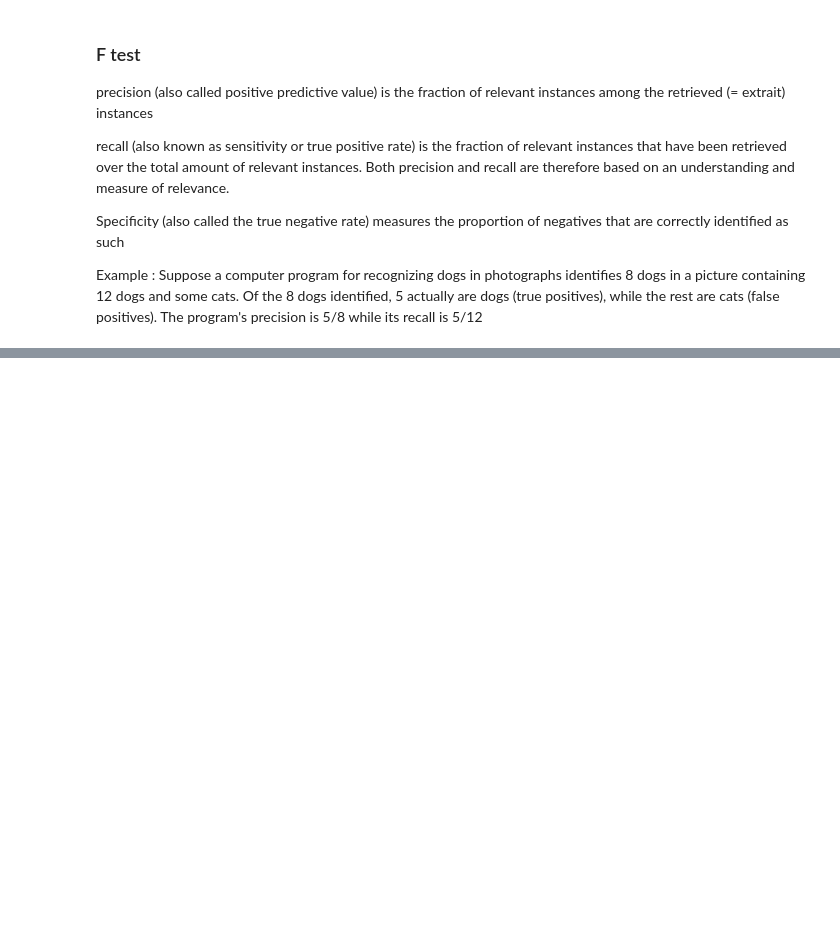
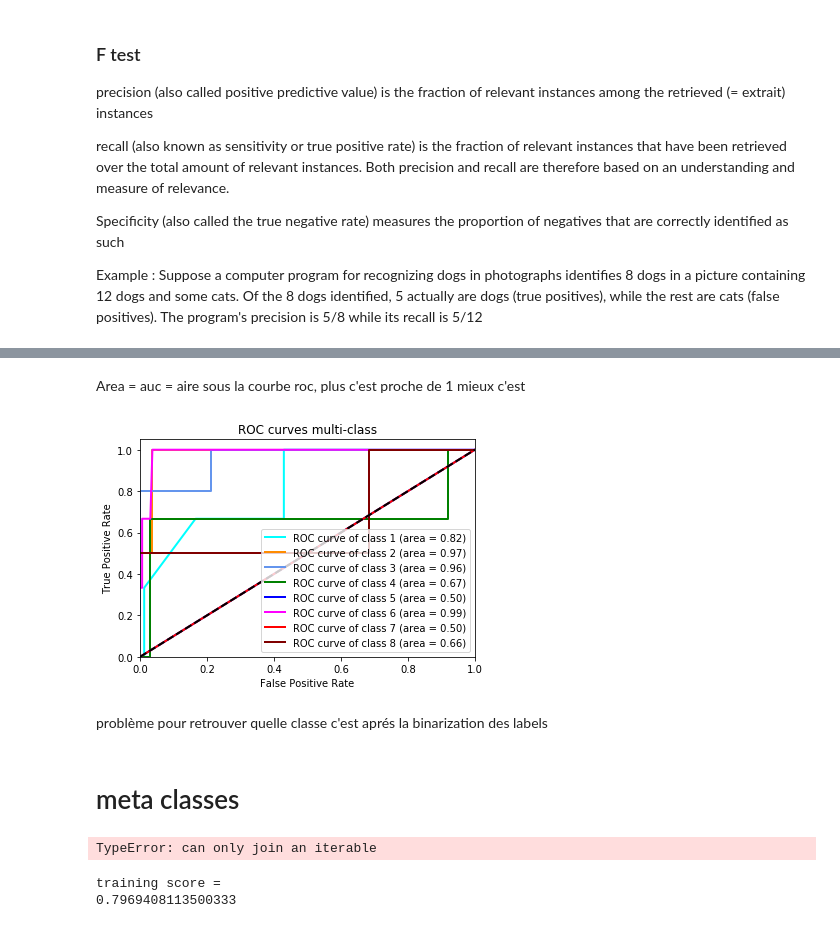
Before and after one commit to emmaboucheron/chatbot, a Jupyter notebook: Prediction.ipynb, the cells around one changed output, grey strips where cells are left out. Drawn from its saved outputs; the diff is of its cells as text; code cells hidden in the pictures; blank space fills up the shorter version.

```diff
--- a/Prediction.ipynb
+++ b/Prediction.ipynb
@@ -334,0 +395,25 @@ np.shape(Yv)
+# %% [markdown]
+Area = auc = aire sous la courbe roc, plus c'est proche de 1 mieux c'est
+# %%
+# Plot ROC curves pour les 8 1ere classes
+plt.figure()
+colors = cycle(['aqua', 'darkorange', 'cornflowerblue','green', 'blue', 'magenta', 'red', 'maroon', 'coral'])
+for i, color in zip(range(1,9), colors):
+    plt.plot(fpr[i], tpr[i], color=color, lw=lw,
+             label='ROC curve of class {0} (area = {1:0.2f})'
+             ''.format(i, roc_auc[i]))
+
+plt.plot([0, 1], [0, 1], 'k--', lw=lw)
+plt.xlim([0.0, 1.0])
+plt.ylim([0.0, 1.05])
+plt.xlabel('False Positive Rate')
+plt.ylabel('True Positive Rate')
+plt.title('ROC curves multi-class')
+plt.legend(loc="lower right")
+plt.show()
+# %% [output]
+[figure, added]
+# %% [markdown]
+problème pour retrouver quelle classe c'est aprés la binarization des labels
+# %% [markdown]
+# meta classes
@@ -334,0 +464,14 @@ np.shape(Yv)
+# %%
+vec,X_m = vectorizer_train(meta_df,"Question")
+Y_m = meta_df["Intent"].values #les étiquettes : les catégories
+Xv_m = apply_vectorizer(meta_df_v,vec,"Question")
+Yv_m = meta_df_v["Intent"].values
+# %% [output]
+TypeError: can only join an iterable
+# %%
+training_score=cla.score(X_m,Y_m)
+print "training score = "
+print training_score
+# %% [output]
+training score =
+0.7969408113500333
```
Also changed, not shown: parts of 33 cells of this notebook.
